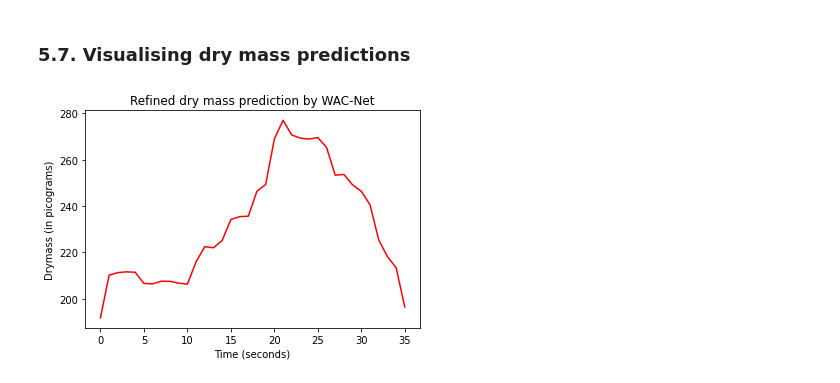
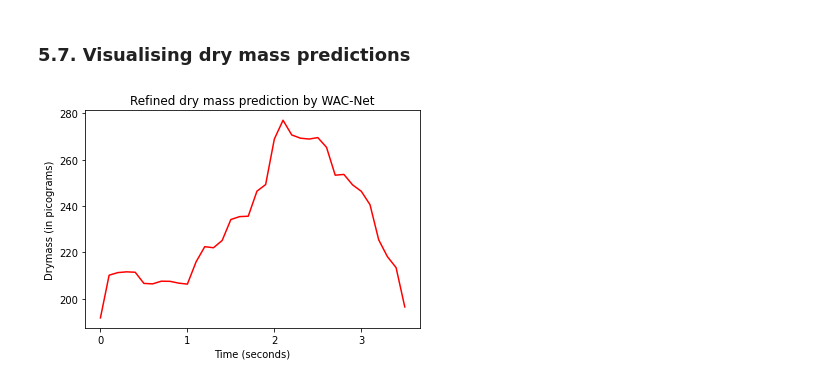
Before and after one commit to softmatterlab/Quantitative-Microplankton-Tracker, a Jupyter notebook: examples/3-example_Analysis.ipynb, the cells around one changed output. Saved outputs shown, nothing was run; the diff lists cells and outputs as text; code cells hidden in the pictures.

Commit message:
Update 3-example_Analysis.ipynb
Corrected the figure labels

```diff
--- a/examples/3-example_Analysis.ipynb
+++ b/examples/3-example_Analysis.ipynb
@@ -429,13 +429,14 @@ drymass_prediction = real_dm(prediction[:,0])
 # %% [markdown]
 ### 5.7. Visualising dry mass predictions
 # %%
+fig, ax = plt.subplots()
 plt.title("Refined dry mass prediction by WAC-Net")
 plt.plot(drymass_prediction, "red")
 plt.xlabel('Time (seconds)')
 plt.ylabel('Drymass (in picograms)')
-xticks = np.arange(0,550,50)
+xticks = np.arange(0,len(drymass_prediction),10)
 ax.set_xticks(xticks)
 ax.set_xticklabels([int(x*(1/10)) for x in xticks])
 plt.show()
 # %% [output]
-[figure, old version]
+[figure, new version]
```
